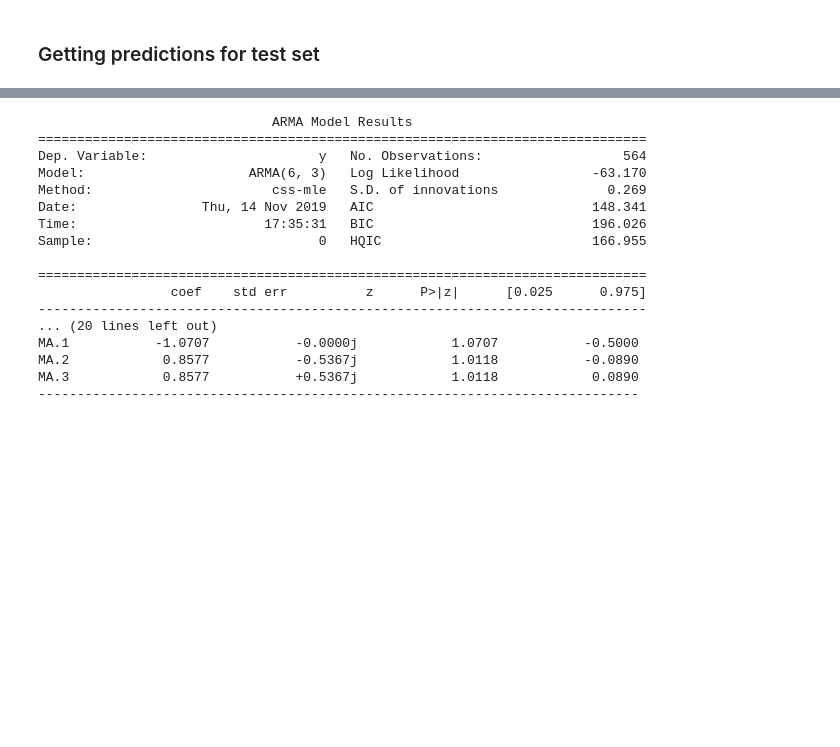
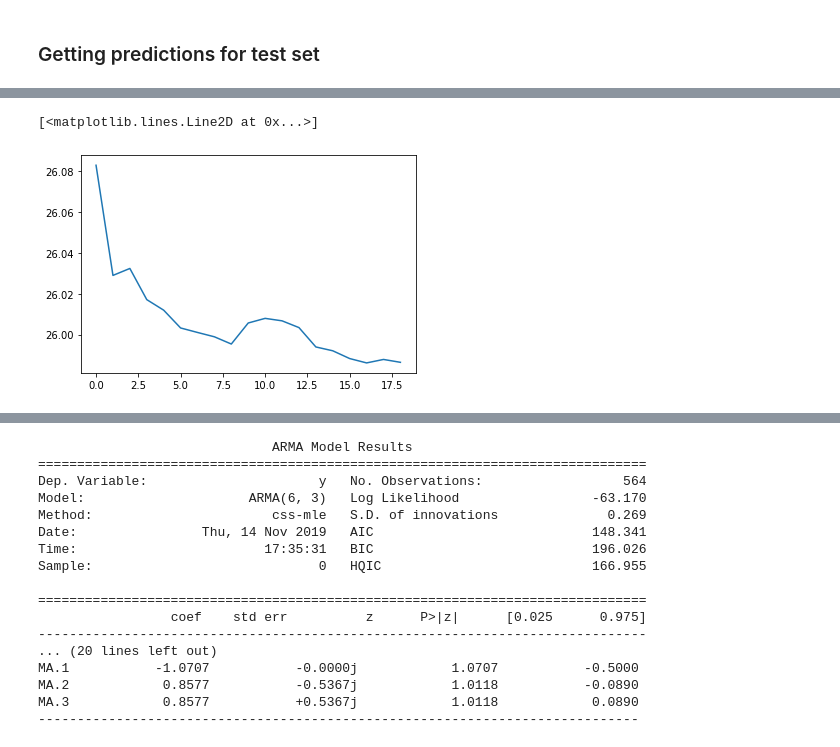
Before and after one commit to radsn23/ptsa2019project, a Jupyter notebook: ar_nino34.ipynb, the cells around one changed output, grey strips where cells are left out. Saved outputs shown, nothing was run; the diff lists cells and outputs as text; code cells hidden in the pictures; blank space fills up the shorter version.

```diff
--- a/ar_nino34.ipynb
+++ b/ar_nino34.ipynb
@@ -259,0 +383,5 @@ Test RE: 0.0055643181323075
+# %%
+plt.plot(rmse_list)
+# %% [output]
+[<matplotlib.lines.Line2D at 0x...>]
+[figure, added]
```
Also changed, not shown: parts of 24 cells of this notebook, 1 other file.
